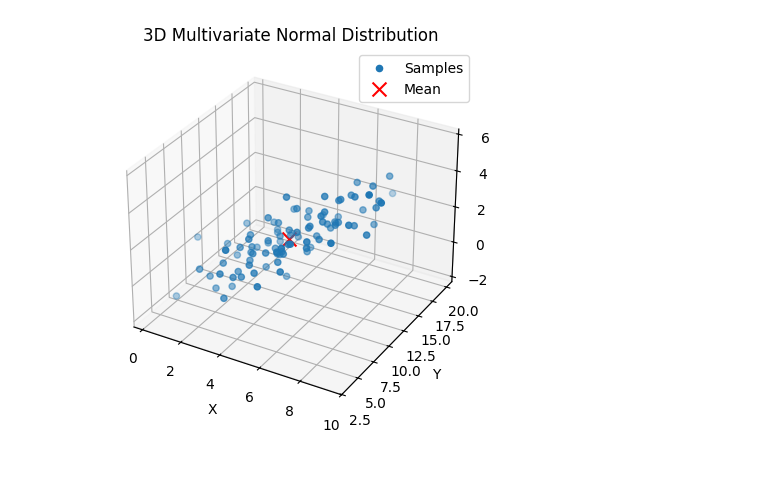
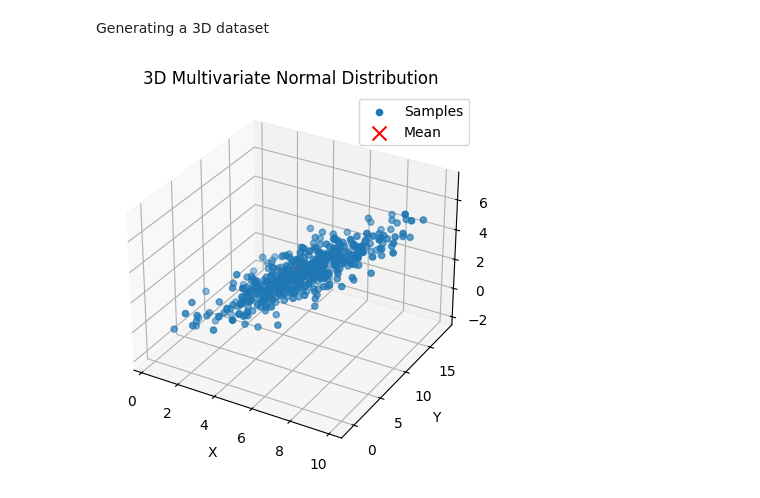
Before and after one commit to stoianraresstefan/Anomaly-Detection, a Jupyter notebook: lab5/ex1.ipynb, the cells around one changed output. Saved outputs shown, nothing was run; the diff lists cells and outputs as text; code cells hidden in the pictures; blank space fills up the shorter version.

```diff
--- a/lab5/ex1.ipynb
+++ b/lab5/ex1.ipynb
@@ -6,23 +6,25 @@ import pyod
+# %% [markdown]
+Generating a 3D dataset
 # %%
 data = np.random.multivariate_normal(
     mean=[5, 10, 2],
     cov=[[3, 2, 2], [2, 10, 1], [2, 1, 2]],
-    size=100  # Increased for better visualization
-)
+    size=500
+    )
 
 fig = plt.figure()
 ax = fig.add_subplot(111, projection='3d')
 
 ax.scatter(data[:, 0], data[:, 1], data[:, 2], label='Samples')
 
 ax.scatter(5, 10, 2, color='red', s=100, marker='x', label='Mean')
 
 ax.set_xlabel('X')
 ax.set_ylabel('Y')
 ax.set_zlabel('Z')
 ax.set_title('3D Multivariate Normal Distribution')
 ax.legend()
 
 plt.show()
 # %% [output]
-[figure, old version]
+[figure, new version]
```
Also changed, not shown: parts of 4 cells of this notebook, 1 other file.
